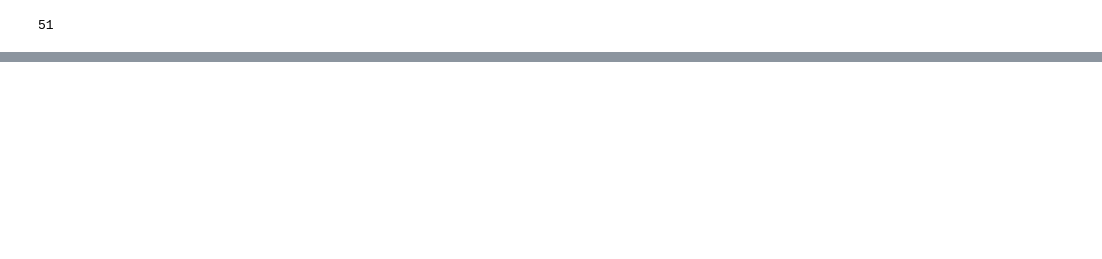
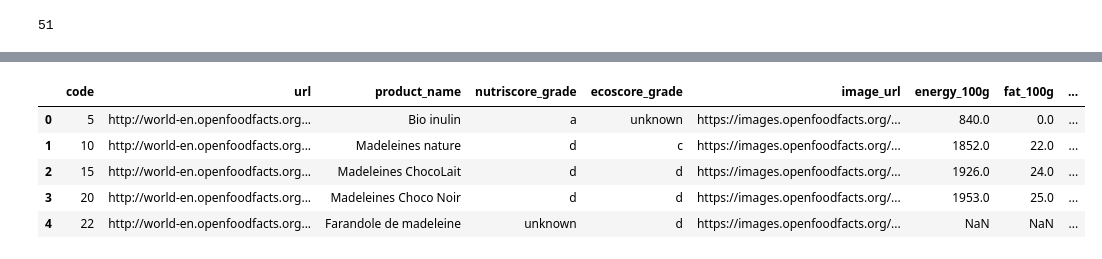
Before and after one commit to littlerobinson/foodstuffs_recommendation, a Jupyter notebook: notebooks/research_ben.ipynb, the cells around one changed output, grey strips where cells are left out. Drawn from its saved outputs; the diff is of its cells as text; code cells hidden in the pictures; blank space fills up the shorter version.

```diff
--- a/notebooks/research_ben.ipynb
+++ b/notebooks/research_ben.ipynb
@@ -365,0 +359,2 @@ describe_sample = data_en_filtered.describe(include="all").drop("top").T
+# %%
+categorical_feature, numerical_feature = catetegorial_and_numerical_features(data_en_filtered_clean)
@@ -365,0 +385,39 @@ describe_sample = data_en_filtered.describe(include="all").drop("top").T
+# %%
+# Définir les paramètres pour la taille maximale du vocabulaire
+max_vocab = 100
+min_vocab = 50
+
+# Initialiser un DataFrame vide pour stocker les résultats TF-IDF
+tfidf_results = pd.DataFrame(index=data_en_filtered_clean.index)
+
+# Boucle sur chaque colonne de `text_features` (qui contient des listes de tags)
+for col in text_features:
+    print(col)
+    # Convertir les listes en chaînes de caractères séparées par des espaces pour compatibilité avec TF-IDF
+    data_en_filtered_clean[col] = data_en_filtered_clean[col].apply(
+        lambda x: " ".join(x) if isinstance(x, list) else ""
+    )
+
+    # Déterminer la taille du vocabulaire pour la colonne actuelle
+    vectorizer = TfidfVectorizer()
+    vectorizer.fit(data_en_filtered_clean[col])
+    vocab_size = len(vectorizer.vocabulary_)
+
+    # Définir `max_features` selon la taille du vocabulaire
+    max_features = min(max_vocab, vocab_size) if vocab_size >= min_vocab else vocab_size
+
+    # Reconfigurer TfidfVectorizer avec le nombre maximal de termes si nécessaire
+    vectorizer = TfidfVectorizer(max_features=max_features)
+    tfidf_matrix = vectorizer.fit_transform(data_en_filtered_clean[col])
+
+    # Convertir la matrice TF-IDF en DataFrame avec noms de colonnes appropriés
+    tfidf_df = pd.DataFrame(
+        tfidf_matrix.toarray(),
+        columns=[f"{col}_{term}" for term in vectorizer.get_feature_names_out()],
+        index=data_en_filtered_clean.index,
+    )
+
+    # Ajouter le DataFrame TF-IDF aux résultats
+    tfidf_results = pd.concat([tfidf_results, tfidf_df], axis=1)
+
+    print('Done')
@@ -365,0 +442,11 @@ describe_sample = data_en_filtered.describe(include="all").drop("top").T
+# %%
+dataset_with_tfidf = data_en_filtered_clean.drop(columns=text_features)
+# %%
+dataset_with_tfidf.head()
+# %% [output]
+|  | code | url | product_name | nutriscore_grade | ecoscore_grade | image_url | energy_100g | fat_100g | ... |
+| 0 | 5 | http://world-en.openfoodfacts.org... | Bio inulin | a | unknown | https://images.openfoodfacts.org/... | 840.0 | 0.0 | ... |
+| 1 | 10 | http://world-en.openfoodfacts.org... | Madeleines nature | d | c | https://images.openfoodfacts.org/... | 1852.0 | 22.0 | ... |
+| 2 | 15 | http://world-en.openfoodfacts.org... | Madeleines ChocoLait | d | d | https://images.openfoodfacts.org/... | 1926.0 | 24.0 | ... |
+| 3 | 20 | http://world-en.openfoodfacts.org... | Madeleines Choco Noir | d | d | https://images.openfoodfacts.org/... | 1953.0 | 25.0 | ... |
+| 4 | 22 | http://world-en.openfoodfacts.org... | Farandole de madeleine | unknown | d | https://images.openfoodfacts.org/... | NaN | NaN | ... |
```
Also changed, not shown: parts of 42 cells of this notebook.
